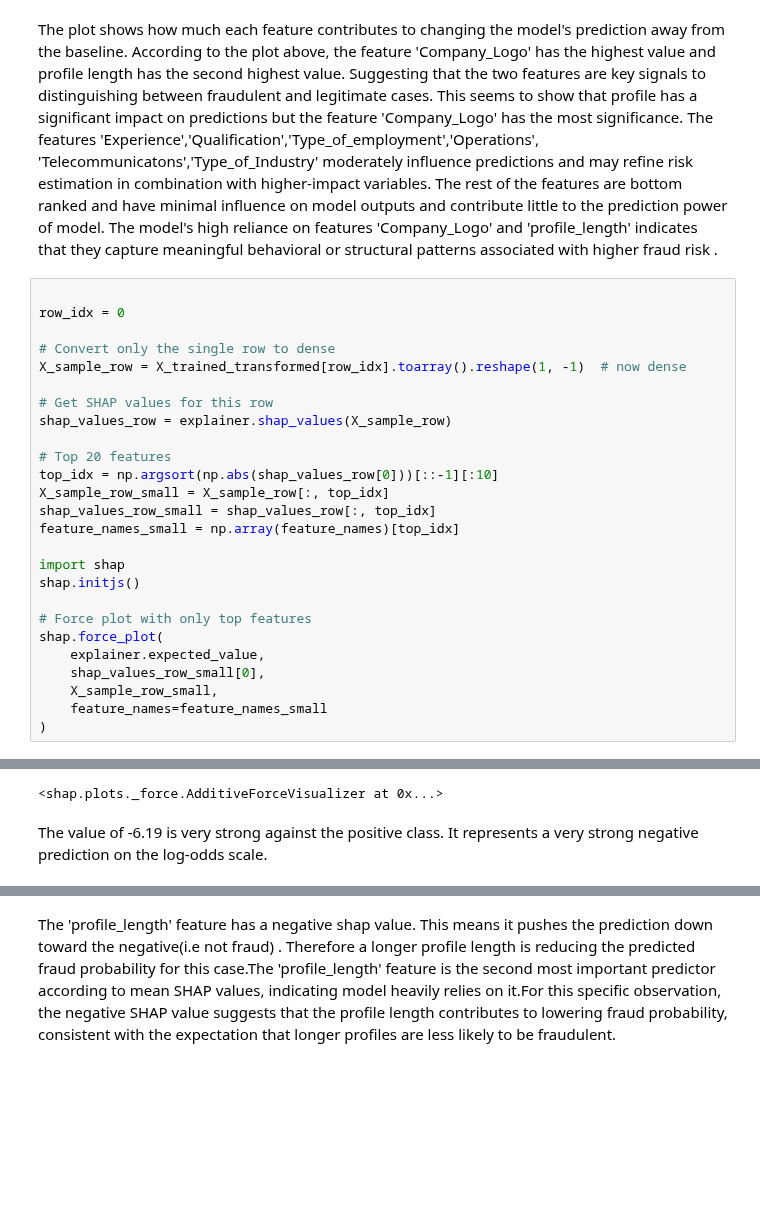
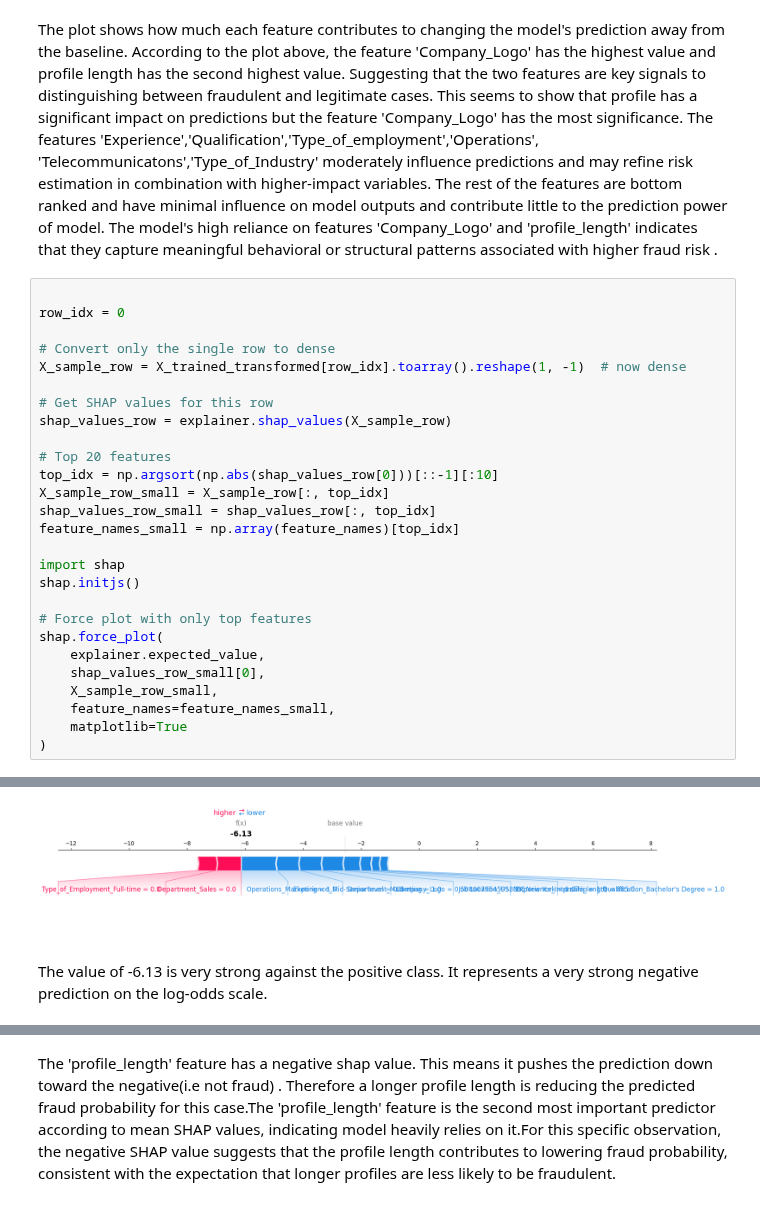
Before and after one commit to sibusiso-ma/Detection-of-fraudulent-jobs-, a Jupyter notebook: Job_fraud_detection.ipynb, the cells around one changed output, grey strips where cells are left out. Drawn from its saved outputs; the diff is of its cells as text; blank space fills up the shorter version.

```diff
--- a/Job_fraud_detection.ipynb
+++ b/Job_fraud_detection.ipynb
@@ -1324,34 +1324,35 @@ plt.show()
 # %%
 
 row_idx = 0
 
 # Convert only the single row to dense
 X_sample_row = X_trained_transformed[row_idx].toarray().reshape(1, -1)  # now dense
 
 # Get SHAP values for this row
 shap_values_row = explainer.shap_values(X_sample_row)
 
 # Top 20 features
 top_idx = np.argsort(np.abs(shap_values_row[0]))[::-1][:10]
 X_sample_row_small = X_sample_row[:, top_idx]
 shap_values_row_small = shap_values_row[:, top_idx]
 feature_names_small = np.array(feature_names)[top_idx]
 
 import shap
 shap.initjs()
 
 # Force plot with only top features
 shap.force_plot(
     explainer.expected_value,
     shap_values_row_small[0],
     X_sample_row_small,
-    feature_names=feature_names_small
+    feature_names=feature_names_small,
+    matplotlib=True
 )
 # %% [output]
 [interactive output not drawn]
-<shap.plots._force.AdditiveForceVisualizer at 0x...>
+[figure, added]
 # %% [markdown]
-The value of -6.19 is very strong against the positive class. It represents a very strong negative prediction on the log-odds scale.
+The value of -6.13 is very strong against the positive class. It represents a very strong negative prediction on the log-odds scale.
 # %%
 expl = shap.Explanation(
     values=mean_shap_agg["mean_shap"].values,  # SHAP values
```
Also changed, not shown: parts of 3 cells of this notebook.
